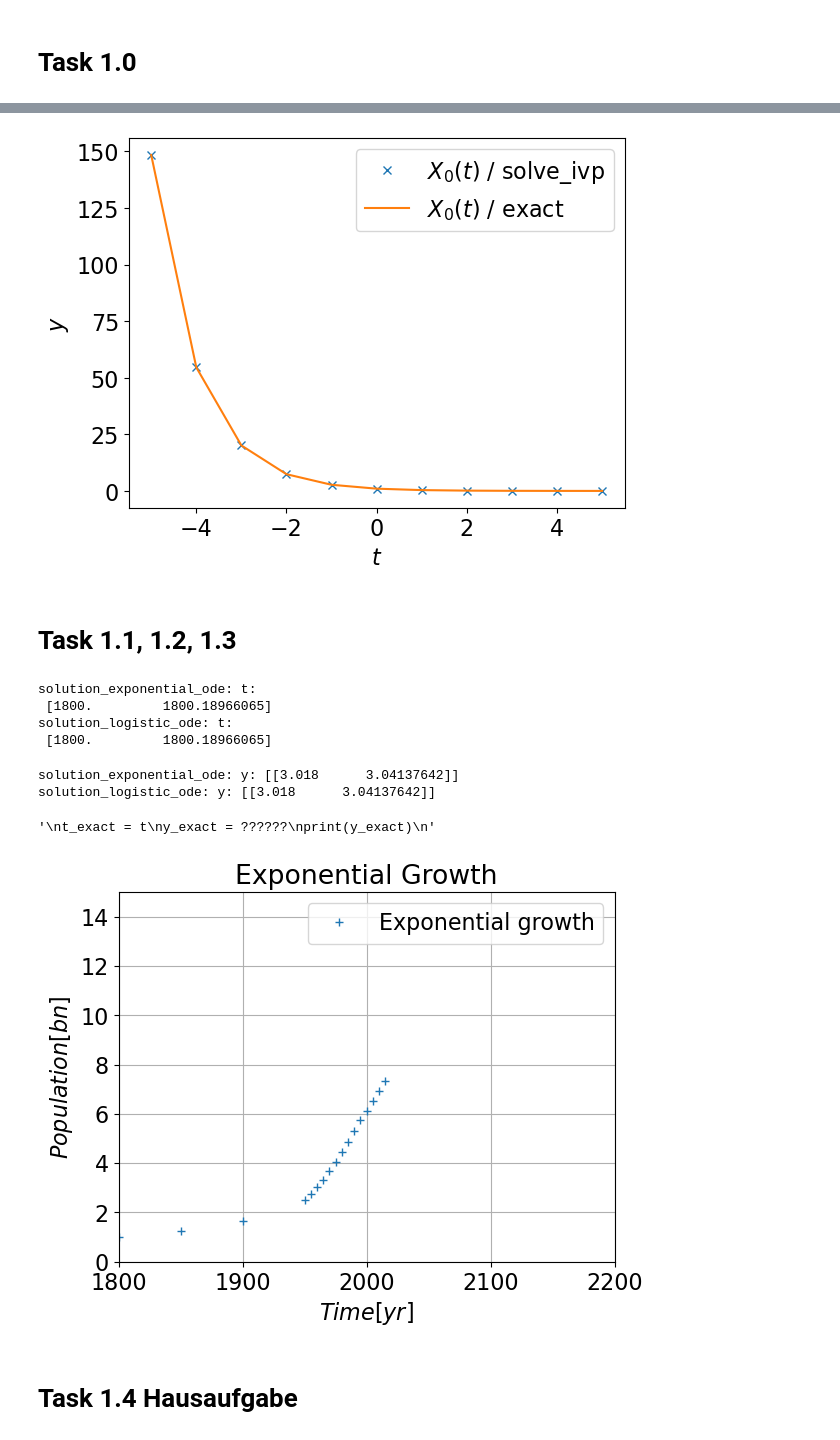
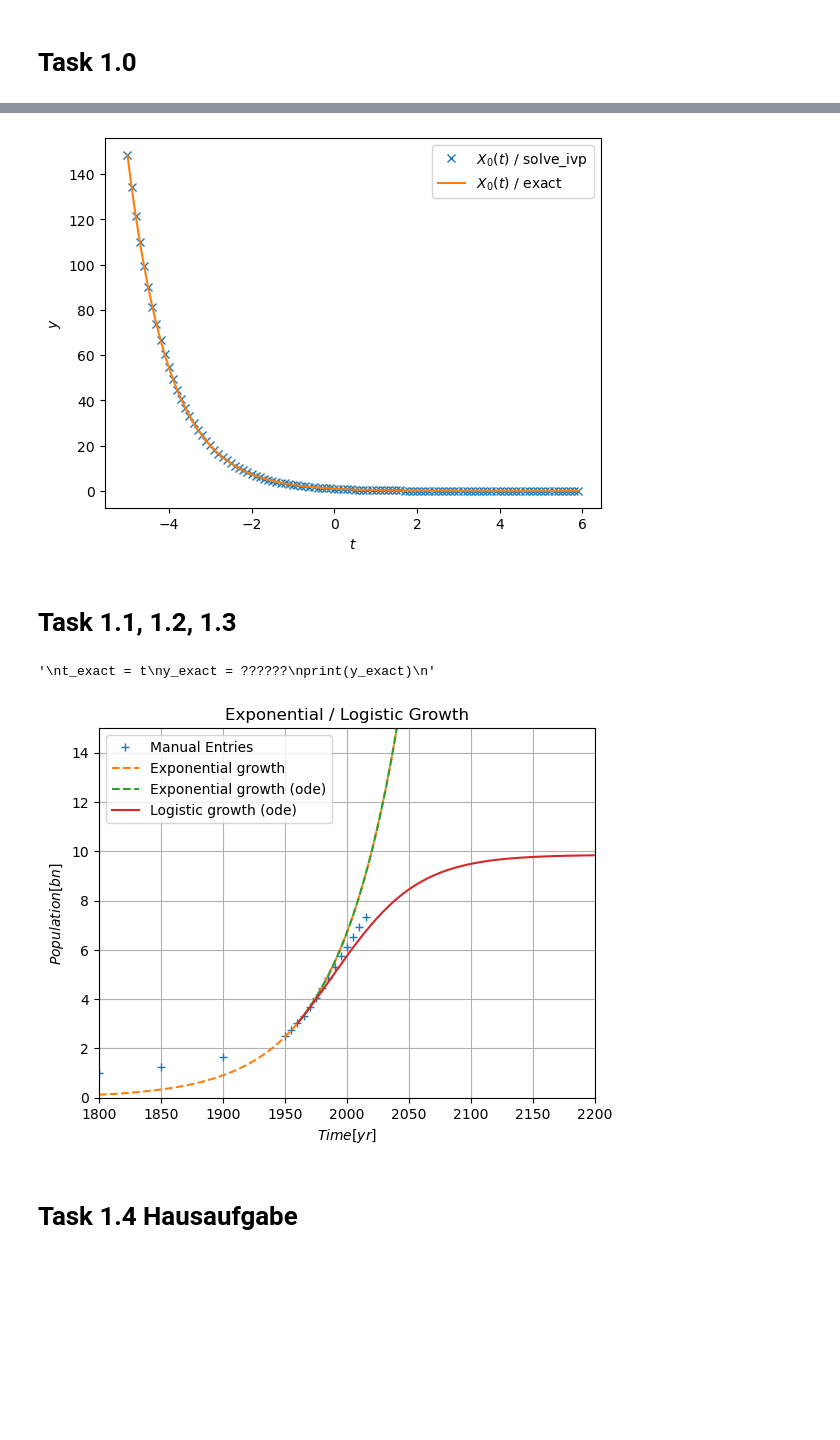
Before and after one commit to ablarer/SCC_ZHAW, a Jupyter notebook: 01/01 Vorlesung, Lab.ipynb, the cells around one changed output, grey strips where cells are left out. Cells and saved outputs as stored; diff of their text form; code cells hidden in the pictures; blank space fills up the shorter version.

```diff
--- a/01/01 Vorlesung, Lab.ipynb
+++ b/01/01 Vorlesung, Lab.ipynb
@@ -41,7 +41,7 @@ t = np.array([a, b])
 # (4a) Define an array with the value of the initial condition: y_0 = [value]
 y0 = np.array([np.exp(5)])
 # (4b) Define an array with the values to be evaluated
-t_eval = np.arange(a, b, 0.5)
+t_eval = np.arange(a, b, 0.1)
 # %%
 # (2) Define the function, f, for the right-hand side of the ODE
 def simple_function(t, y):
@@ -88,7 +129,7 @@ plt.plot(t_exact, y_exact[0], '-', label=f'$X_{0}(t)$ / exact')
 plt.legend()
 plt.show()
 # %% [output]
-[figure, old version]
+[figure, new version]
 # %% [markdown]
 # Task 1.1, 1.2, 1.3
 # %%
@@ -133,23 +190,13 @@ solution_logistic_ode = solve_ivp(logistic_ode, t , y0)
 # (5b) Find the solution using solve ivp with certain values
 # solution = solve_ivp(simple_function, t , y0, t_eval = t_eval)
 # %%
-# (5c) Get results
-solution_exponential_ode = solution.t
-solution_logistic_ode = solution.t
-print(f'solution_exponential_ode: t:\n {solution_exponential_ode}')
-print(f'solution_logistic_ode: t:\n {solution_logistic_ode}')
+# (5c) Print results
+# print(f'solution_exponential_ode: t:\n {solution_exponetial_ode.t}')
+# print(f'solution_logistic_ode: t:\n {solution_logistic_ode.t}')
-# %% [output]
-solution_exponential_ode: t:
- [1800.         1800.18966065]
-solution_logistic_ode: t:
- [1800.         1800.18966065]
 # %%
-# (5c) Get results
-print(f'solution_exponential_ode: y: {y}')
-print(f'solution_logistic_ode: y: {y}')
+# (5c) Print results
+# print(f'solution_exponential_ode: y:\n {solution_exponetial_ode.y[0]}')
+# print(f'solution_logistic_ode: y:\n {solution_logistic_ode.y[0]}')
-# %% [output]
-solution_exponential_ode: y: [[3.018      3.04137642]]
-solution_logistic_ode: y: [[3.018      3.04137642]]
 # %%
 # The exact solution -> There is no exact solution
 """
@@ -162,19 +209,28 @@ print(y_exact)
 # %%
 # Plot the answer
 plt.xlabel('$Time [yr]$')
 plt.ylabel('$Population [bn]$')
-# plt.plot(t, exponential(t), 'x')
+
 # Manual entries
 plt.plot(data_t, data_p, '+')
-# plt.plot(t, y[0], 'x')
-plt.title('Exponential Growth')
+
+# Exponential function
+plt.plot(t_exp, y(t_exp), '--')
+
+# Exponential ode
+plt.plot(solution_exponential_ode.t, solution_exponential_ode.y[0], '--')
+
+# Logistic ode
+plt.plot(solution_logistic_ode.t, solution_logistic_ode.y[0],'-')
+
+plt.title('Exponential / Logistic Growth')
 plt.xlim([1800, 2200])
 plt.ylim([0, 15])
 plt.grid()
-plt.legend([ 'Exponential growth', 'Estimated World Population Data'])
+plt.legend([ 'Manual Entries', 'Exponential growth', 'Exponential growth (ode)', 'Logistic growth (ode)'])
 plt.show()
 # %% [output]
-[figure, old version]
+[figure, new version]
 # %% [markdown]
 # Task 1.4 Hausaufgabe
 # %%
```
Also changed, not shown: parts of 12 cells of this notebook.
